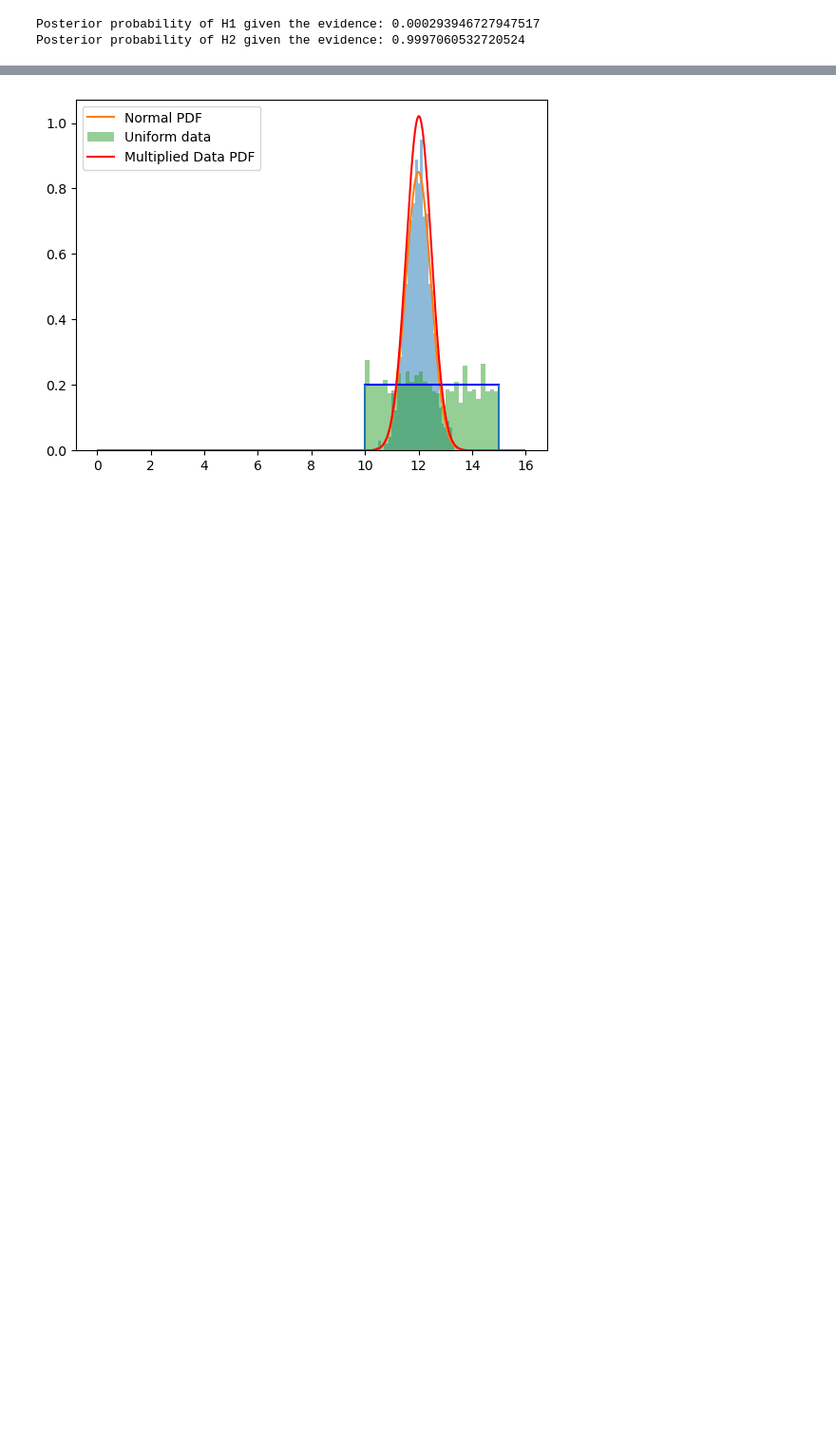
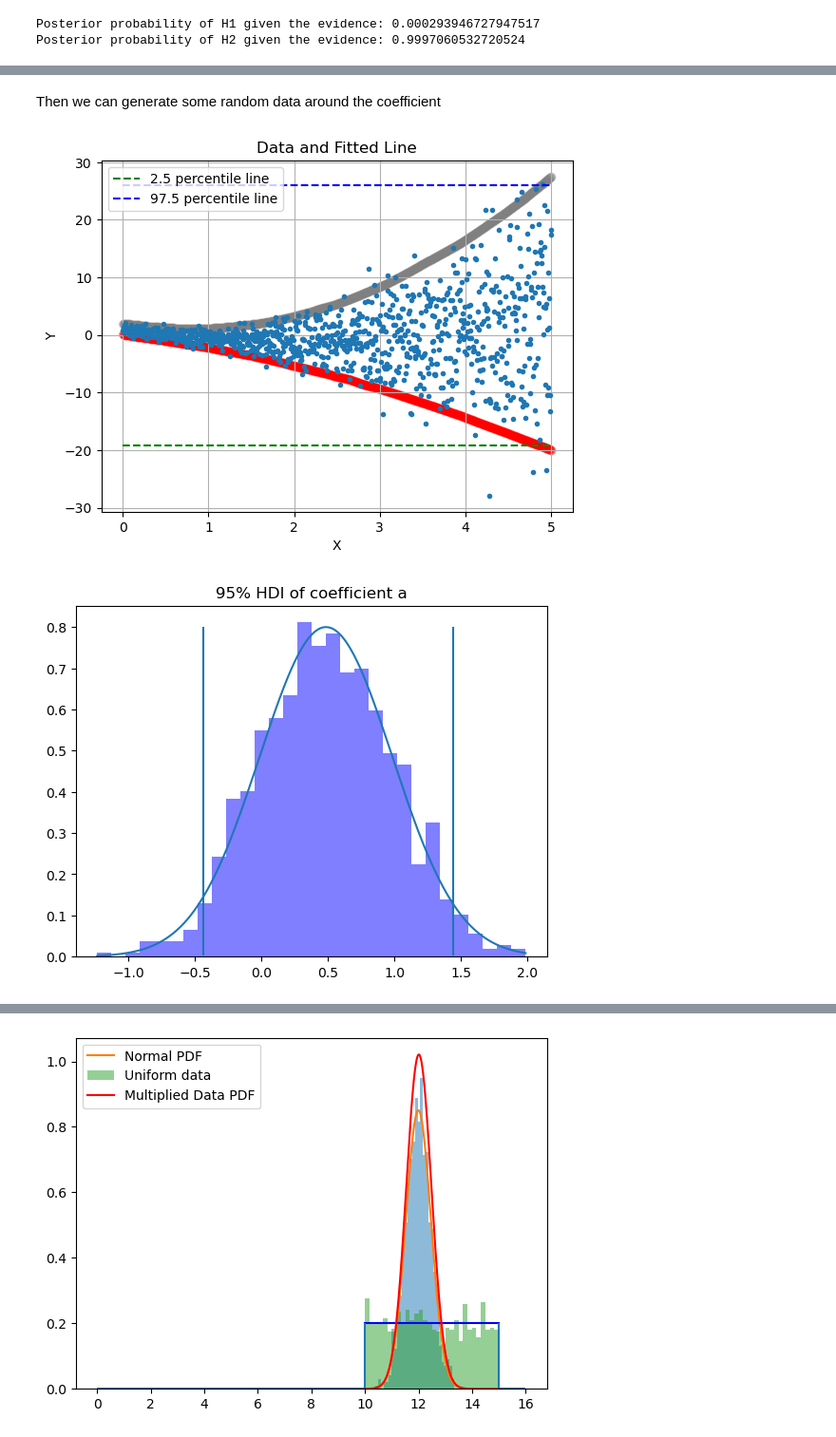
Before and after one commit to ESMS-Group-Public/FoKL-Documentation, a Jupyter notebook: _build/jupyter_execute/FoKL Base Concepts/Probability and Bayes Theorem.ipynb, the cells around one changed output, grey strips where cells are left out. Shown: that part at 95% size. Cells and saved outputs as stored; diff of their text form; code cells hidden in the pictures; blank space fills up the shorter version.

Commit message:
updated FoKL Base Concept

```diff
--- a/_build/jupyter_execute/FoKL Base Concepts/Probability and Bayes Theorem.ipynb
+++ b/_build/jupyter_execute/FoKL Base Concepts/Probability and Bayes Theorem.ipynb
@@ -179,0 +152,80 @@ plt.show()
+# %% [markdown]
+Then we can generate some random data around the coefficient
+# %%
+np.random.seed(15)
+
+# Generate new x values
+X = np.linspace(0, 5, 1000)
+
+# Generate random data base on the coefficients from above
+a = np.random.normal(0.5, 0.5, 1000)
+b = np.random.normal(-2, 0.5, 1000)
+c = np.random.normal(1, 0.5, 1000)
+
+# Generate new Y values
+Y = a*x**2 + b*x + c
+plt.plot(X, Y, '.')
+bound1 = []
+upper_bound = []
+lower_bound = []
+
+# Calculate the 95% high density
+for i in range(len(X)):
+    y_values = a * X[i] ** 2 + b * X[i] + c
+    bound1.append(y_values)
+    lower_bound.append(np.percentile(y_values, 2.5))
+    upper_bound.append(np.percentile(y_values, 97.5))
+    plt.scatter(X[i], np.percentile(y_values, 2.5), color='red', alpha=0.2)
+    plt.scatter(X[i], np.percentile(y_values, 97.5), color='gray', alpha=0.2)
+
+# Create a lower and upper bound for each coefficient (95% HDI)
+a_lower = np.percentile(a, 2.5)
+a_upper = np.percentile(a, 97.5)
+b_lower = np.percentile(b, 2.5)
+b_upper = np.percentile(b, 97.5)
+c_lower = np.percentile(c, 2.5)
+c_upper = np.percentile(c, 97.5)
+
+# Draw a 95% HDI for the equation
+percentile1 = np.percentile(lower_bound, 2.5)
+percentile2 = np.percentile(upper_bound, 97.5)
+plt.hlines(percentile1, X.min(), X.max(), colors='green', linestyles='--', label='2.5 percentile line')
+plt.hlines(percentile2, X.min(), X.max(),colors='blue', linestyles='--', label='97.5 percentile line')
+
+# Add labels and title
+plt.xlabel('X')
+plt.ylabel('Y')
+plt.title('Data and Fitted Line')
+plt.legend()
+plt.grid(True)
+plt.show()
+
+x_a = np.linspace(np.min(a), np.max(a), 1000)
+pdf_a = norm.pdf(x_a, loc = np.mean(a), scale = np.std(a))
+plt.hist(a, density= True, bins = 30, alpha = 0.5, color = 'blue')
+plt.plot(x_a, pdf_a)
+plt.title('95% HDI of coefficient a')
+plt.vlines(a_lower, pdf_a.min(),pdf_a.max())
+plt.vlines(a_upper, pdf_a.min(),pdf_a.max())
+plt.show()
+
+x_b = np.linspace(np.min(b), np.max(b), 1000)
+pdf_b = norm.pdf(x_b, loc = np.mean(b), scale = np.std(b))
+plt.hist(b, density= True, bins = 30, alpha = 0.5, color = 'red')
+plt.plot(x_b, pdf_b)
+plt.title('95% HDI of coefficient b')
+plt.vlines(b_lower, pdf_b.min(),pdf_b.max())
+plt.vlines(b_upper, pdf_b.min(),pdf_b.max())
+plt.show()
+
+x_b = np.linspace(np.min(b), np.max(b), 1000)
+pdf_b = norm.pdf(x_b, loc = np.mean(b), scale = np.std(b))
+plt.hist(b, density= True, bins = 30, alpha = 0.5, color = 'green')
+plt.plot(x_b, pdf_b)
+plt.title('95% HDI of coefficient c')
+plt.vlines(b_lower, pdf_b.min(),pdf_b.max())
+plt.vlines(b_upper, pdf_b.min(),pdf_b.max())
+plt.show()
+# %% [output]
+[figure, added]
+[figure, added]
```
Also changed, not shown: parts of 8 cells of this notebook, 55 other files.
